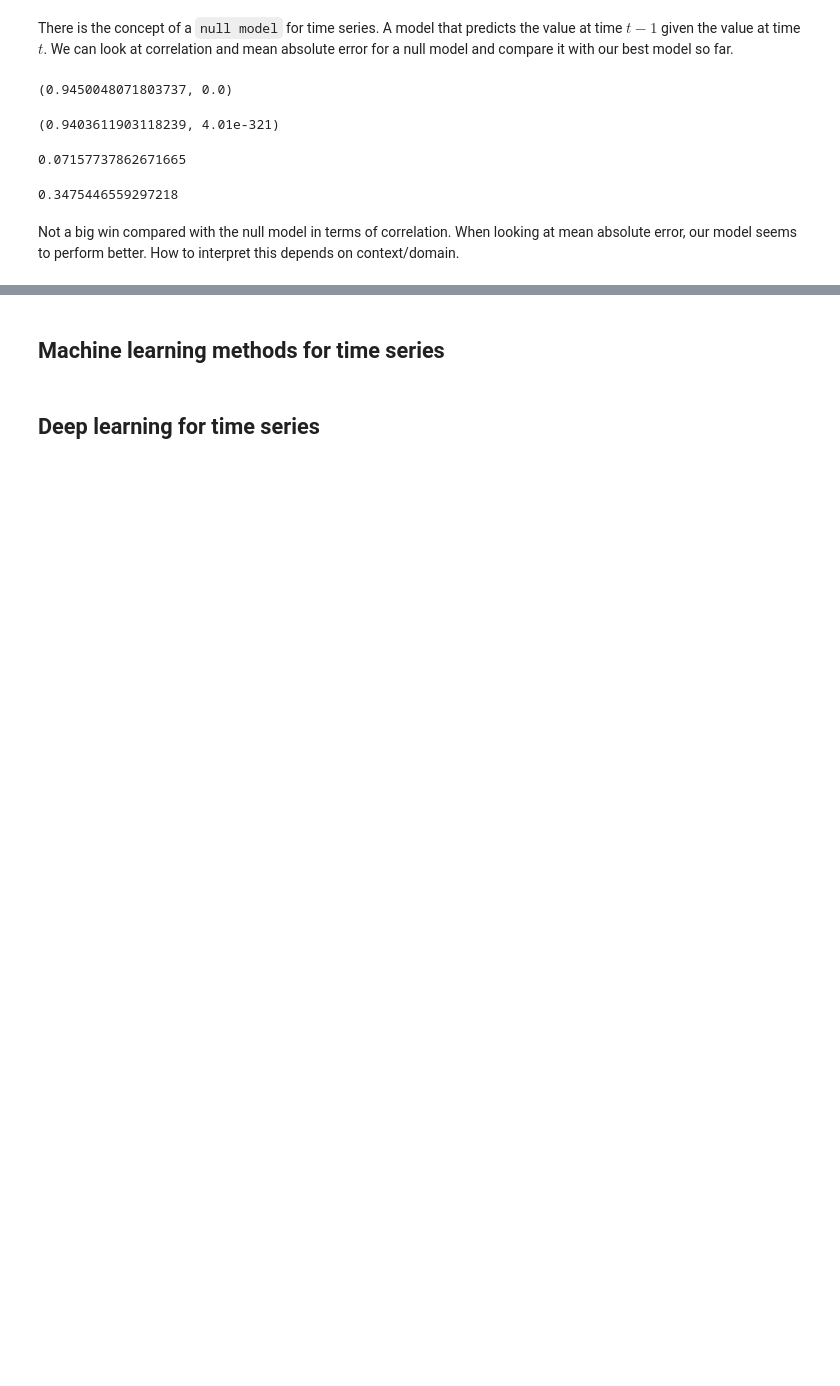
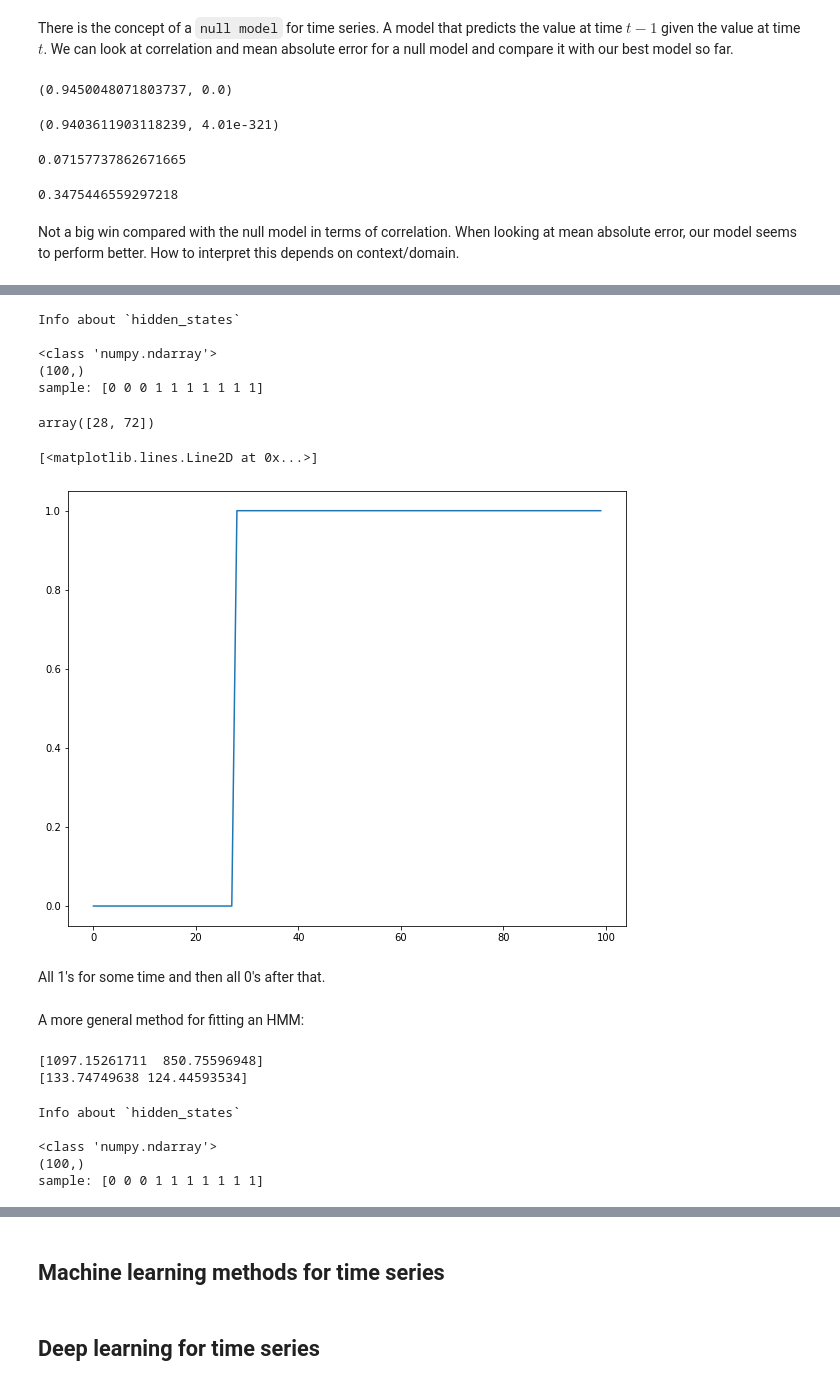
Before and after one commit to drbwa/timeserieseda, a Jupyter notebook: pycon2019/scipy2019-1-state-space-models.ipynb, the cells around one changed output, grey strips where cells are left out. Cells and saved outputs as stored; diff of their text form; code cells hidden in the pictures; blank space fills up the shorter version.

Commit message:
Add some more notes about time series ml and organize.

```diff
--- a/pycon2019/pycon2019-1.ipynb
+++ b/pycon2019/scipy2019-1-state-space-models.ipynb
@@ -382,0 +426,34 @@ Not a big win compared with the null model in terms of correlation. When looking
+# %%
+# hmm expects two dimensions
+vals = np.expand_dims(nile.val.values, 1)
+
+# guessing that there are two states (high flow and low flow)
+n_states = 2
+
+model = GaussianHMM(n_components=n_states, n_iter=100).fit(vals)
+hidden_states = model.predict(vals)
+# %%
+print("Info about `hidden_states`\n")
+print(f"{type(hidden_states)}")
+print(f"{hidden_states.shape}")
+print(f"sample: {hidden_states[:100:10]}")
+# %% [output]
+Info about `hidden_states`
+
+<class 'numpy.ndarray'>
+(100,)
+sample: [0 0 0 1 1 1 1 1 1 1]
+# %%
+# number of occurrence of each value
+np.bincount(hidden_states)
+# %% [output]
+array([28, 72])
+# %%
+plt.plot(hidden_states)
+# %% [output]
+[<matplotlib.lines.Line2D at 0x...>]
+[figure, added]
+# %% [markdown]
+All 1's for some time and then all 0's after that.
+# %% [markdown]
+A more general method for fitting an HMM:
@@ -382,0 +491,16 @@ Not a big win compared with the null model in terms of correlation. When looking
+# %%
+hidden_states, mus, sigmas, transmat, model = fitHMM(nile.val.values, 2)
+# %% [output]
+[1097.15261711  850.75596948]
+[133.74749638 124.44593534]
+# %%
+print("Info about `hidden_states`\n")
+print(f"{type(hidden_states)}")
+print(f"{hidden_states.shape}")
+print(f"sample: {hidden_states[:100:10]}")
+# %% [output]
+Info about `hidden_states`
+
+<class 'numpy.ndarray'>
+(100,)
+sample: [0 0 0 1 1 1 1 1 1 1]
```
Also changed, not shown: parts of 27 cells of this notebook, 3 other files.
